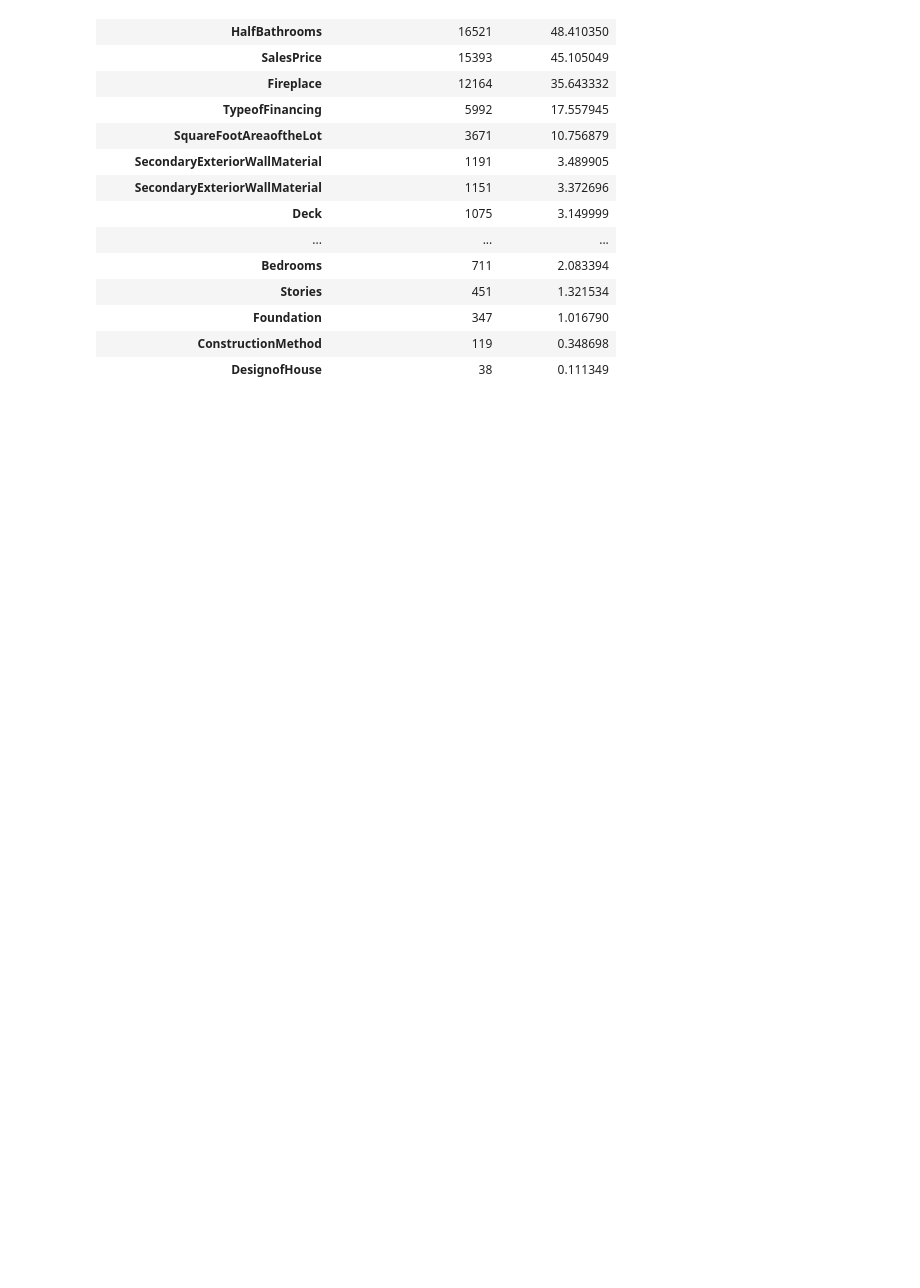
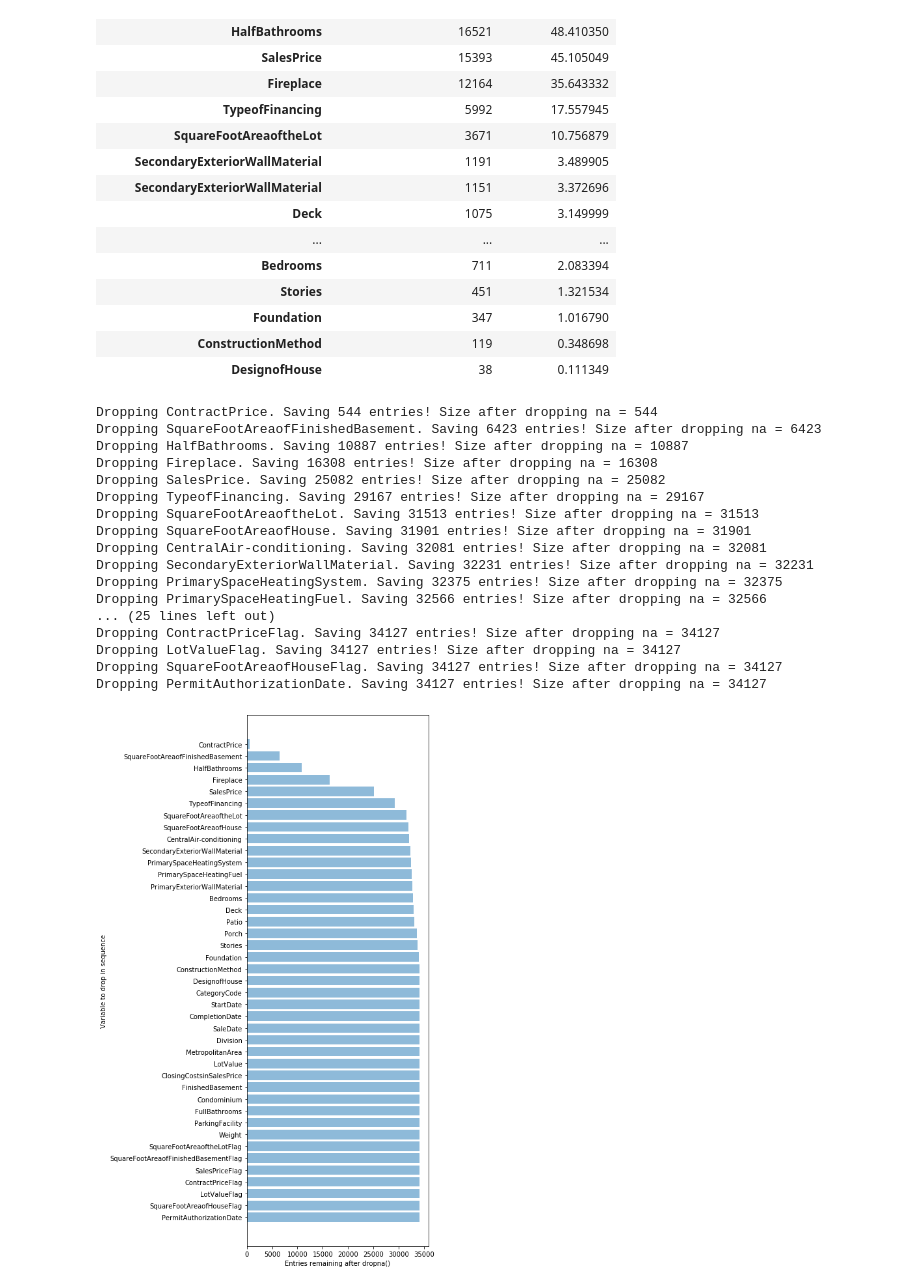
Before and after one commit to gassergalalali/MST-IST-5520-SP2020-Group-7, a Jupyter notebook: Milestone 2/2.Cleaning.ipynb, the cells around one changed output. Saved outputs shown, nothing was run; the diff lists cells and outputs as text; code cells hidden in the pictures; blank space fills up the shorter version.

```diff
--- a/Milestone 2/2.Cleaning.ipynb
+++ b/Milestone 2/2.Cleaning.ipynb
@@ -128,3 +128,50 @@ count_missing_values[count_missing_values['Number of Missing Values'] > 0]
 | DesignofHouse | 38 | 0.111349 |
 # %%
 dt.to_csv("./clean_data/clean_data.csv")
+# %%
+# I am still testing this ~ Gasser
+# Trying to drop variables one after the other based on how much of the data remaining will be not NA
+tmp_dt = dt.copy()
+drop_x = []
+drop_y = []
+for i in range(len(dt.columns) - 1):
+    initial_length = len(tmp_dt)
+    sel = {c: len(tmp_dt.drop(columns=[c,]).dropna()) for c in tmp_dt.columns}
+    choice = sorted(sel, key=sel.get, reverse=True)[0]
+    tmp_dt = tmp_dt.drop(columns=[choice,])
+    print(f"Dropping {choice}. Saving {sel[choice]} entries! Size after dropping na = {len(tmp_dt.dropna())}")
+    drop_x.append(choice)
+    drop_y.append(len(tmp_dt.dropna()))
+drop_x.reverse()
+drop_y.reverse()
+y_pos = np.arange(len(drop_x))
+plt.figure(figsize=(5, 15))
+plt.barh(
+    y_pos,
+    drop_y,
+    align='center',
+    alpha=0.5
+)
+plt.yticks(y_pos, drop_x)
+plt.xlabel("Entries remaining after dropna()")
+plt.ylabel("Variable to drop in sequence")
+plt.show()
+# %% [output]
+Dropping ContractPrice. Saving 544 entries! Size after dropping na = 544
+Dropping SquareFootAreaofFinishedBasement. Saving 6423 entries! Size after dropping na = 6423
+Dropping HalfBathrooms. Saving 10887 entries! Size after dropping na = 10887
+Dropping Fireplace. Saving 16308 entries! Size after dropping na = 16308
+Dropping SalesPrice. Saving 25082 entries! Size after dropping na = 25082
+Dropping TypeofFinancing. Saving 29167 entries! Size after dropping na = 29167
+Dropping SquareFootAreaoftheLot. Saving 31513 entries! Size after dropping na = 31513
+Dropping SquareFootAreaofHouse. Saving 31901 entries! Size after dropping na = 31901
+Dropping CentralAir-conditioning. Saving 32081 entries! Size after dropping na = 32081
+Dropping SecondaryExteriorWallMaterial. Saving 32231 entries! Size after dropping na = 32231
+Dropping PrimarySpaceHeatingSystem. Saving 32375 entries! Size after dropping na = 32375
+Dropping PrimarySpaceHeatingFuel. Saving 32566 entries! Size after dropping na = 32566
+... (25 lines left out)
+Dropping ContractPriceFlag. Saving 34127 entries! Size after dropping na = 34127
+Dropping LotValueFlag. Saving 34127 entries! Size after dropping na = 34127
+Dropping SquareFootAreaofHouseFlag. Saving 34127 entries! Size after dropping na = 34127
+Dropping PermitAuthorizationDate. Saving 34127 entries! Size after dropping na = 34127
+[figure, added]
```
